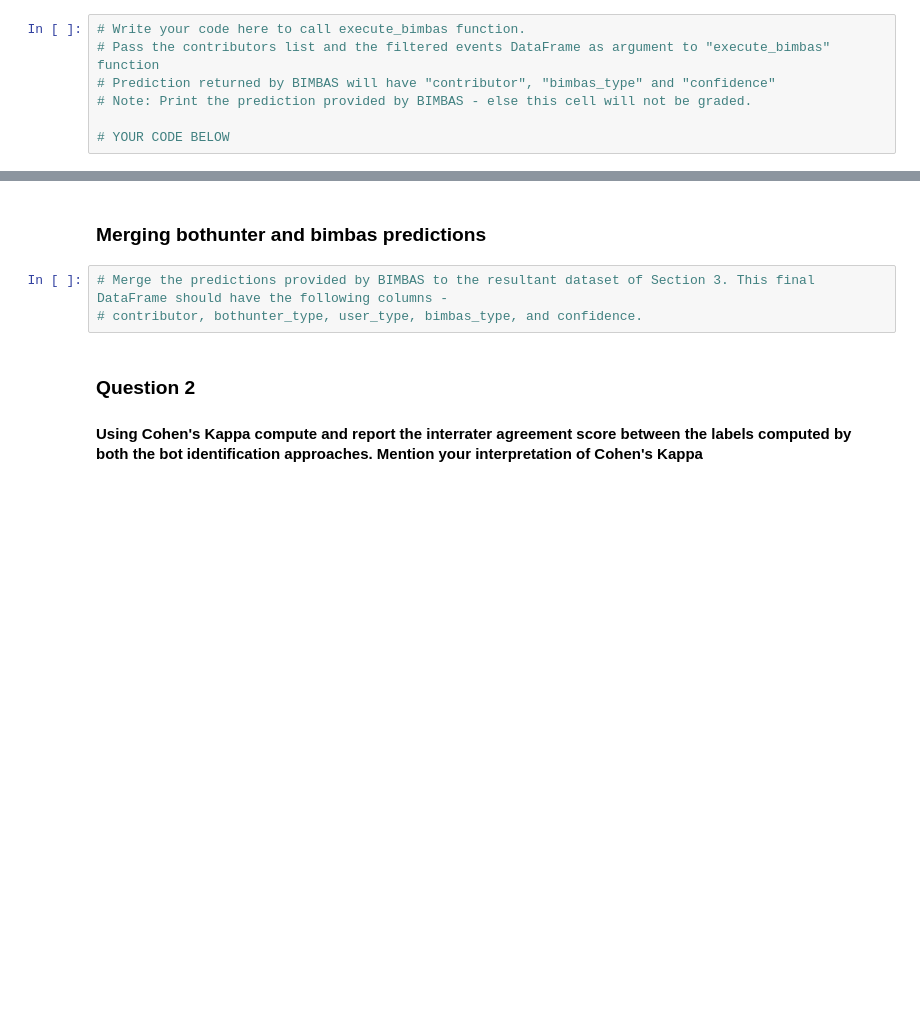
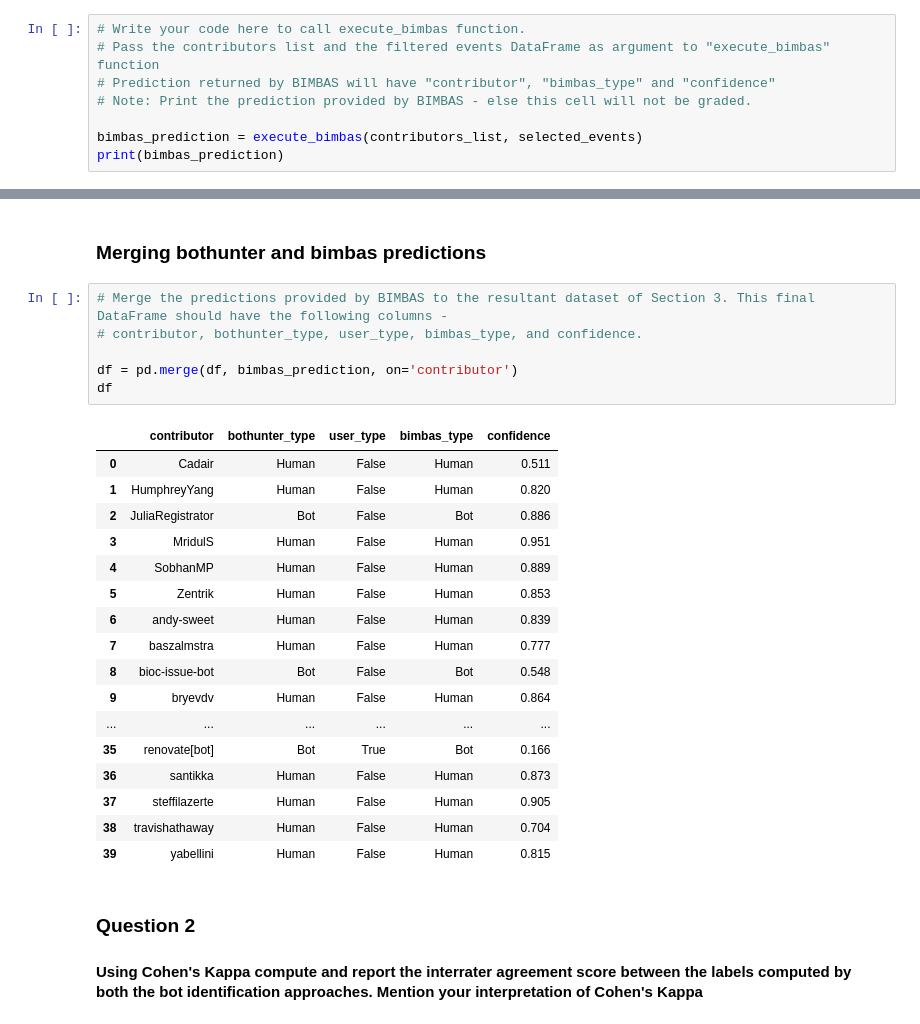
Before and after one commit to Grolash/Software_Evolution_TP_bots, a Jupyter notebook: TP_bots_template.ipynb, the cells around one changed output, grey strips where cells are left out. Drawn from its saved outputs; the diff is of its cells as text; blank space fills up the shorter version.

Commit message:
Up to Bimbas Q1

```diff
--- a/TP_bots_template.ipynb
+++ b/TP_bots_template.ipynb
@@ -231,4 +257,5 @@ def execute_bimbas(contributors_list, selected_events):
 # Prediction returned by BIMBAS will have "contributor", "bimbas_type" and "confidence"
 # Note: Print the prediction provided by BIMBAS - else this cell will not be graded.
 
-# YOUR CODE BELOW
+bimbas_prediction = execute_bimbas(contributors_list, selected_events)
+print(bimbas_prediction)
@@ -240,6 +285,27 @@ def execute_bimbas(contributors_list, selected_events):
 # %%
 # Merge the predictions provided by BIMBAS to the resultant dataset of Section 3. This final DataFrame should have the following columns -
 # contributor, bothunter_type, user_type, bimbas_type, and confidence.
+
+df = pd.merge(df, bimbas_prediction, on='contributor')
+df
+# %% [output]
+|  | contributor | bothunter_type | user_type | bimbas_type | confidence |
+| 0 | Cadair | Human | False | Human | 0.511 |
+| 1 | HumphreyYang | Human | False | Human | 0.820 |
+| 2 | JuliaRegistrator | Bot | False | Bot | 0.886 |
+| 3 | MridulS | Human | False | Human | 0.951 |
+| 4 | SobhanMP | Human | False | Human | 0.889 |
+| 5 | Zentrik | Human | False | Human | 0.853 |
+| 6 | andy-sweet | Human | False | Human | 0.839 |
+| 7 | baszalmstra | Human | False | Human | 0.777 |
+| 8 | bioc-issue-bot | Bot | False | Bot | 0.548 |
+| 9 | bryevdv | Human | False | Human | 0.864 |
+| ... | ... | ... | ... | ... | ... |
+| 35 | renovate[bot] | Bot | True | Bot | 0.166 |
+| 36 | santikka | Human | False | Human | 0.873 |
+| 37 | steffilazerte | Human | False | Human | 0.905 |
+| 38 | travishathaway | Human | False | Human | 0.704 |
+| 39 | yabellini | Human | False | Human | 0.815 |
 # %% [markdown]
 ### Question 2
 #### Using Cohen's Kappa compute and report the interrater agreement score between the labels computed by both the bot identification approaches. Mention your interpretation of Cohen's Kappa
```
Also changed, not shown: parts of 3 cells of this notebook.
